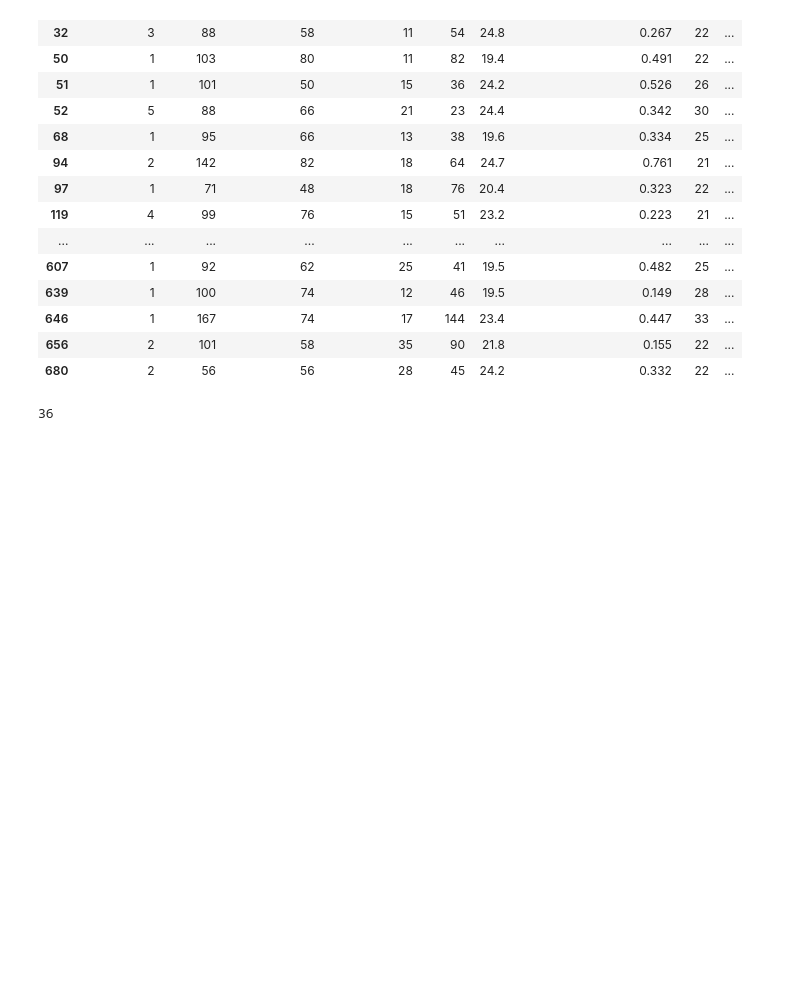
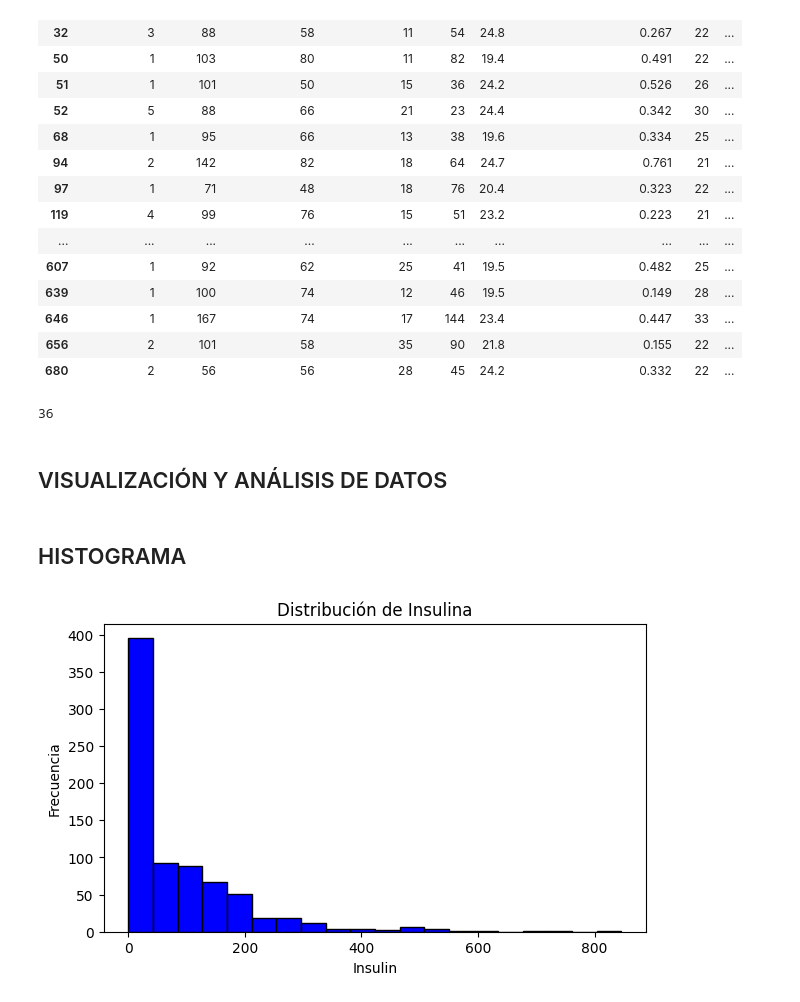
Before and after one commit to SofiaSacoto/LaboratorioGit, a Jupyter notebook: EstadisticaDescriptiva_SofiaSacoto.ipynb, the cells around one changed output. Drawn from its saved outputs; the diff is of its cells as text; code cells hidden in the pictures; blank space fills up the shorter version.

Commit message:
Visualización de datos reto

```diff
--- a/EstadisticaDescriptiva_SofiaSacoto.ipynb
+++ b/EstadisticaDescriptiva_SofiaSacoto.ipynb
@@ -192,3 +194,7 @@ diabetes[(diabetes['Insulin'] >= 16) & (diabetes['Insulin'] <= 166) & (diabetes[
 len(diabetes[(diabetes['Insulin'] >= 16) & (diabetes['Insulin'] <= 166) & (diabetes['BMI'] >= 18.5) & (diabetes['BMI'] <= 24.9)])
 # %% [output]
 36
+# %% [markdown]
+## VISUALIZACIÓN Y ANÁLISIS DE DATOS
+# %% [markdown]
+## HISTOGRAMA
@@ -194,0 +203,10 @@ len(diabetes[(diabetes['Insulin'] >= 16) & (diabetes['Insulin'] <= 166) & (diabe
+# %%
+# Histograma de insulina
+plt.figure(figsize=(7,4))
+plt.hist(diabetes['Insulin'], bins=20, color='blue', edgecolor='black')
+plt.title("Distribución de Insulina")
+plt.xlabel("Insulin")
+plt.ylabel("Frecuencia")
+plt.show()
+# %% [output]
+[figure, added]
```
Also changed, not shown: parts of 15 cells of this notebook.
